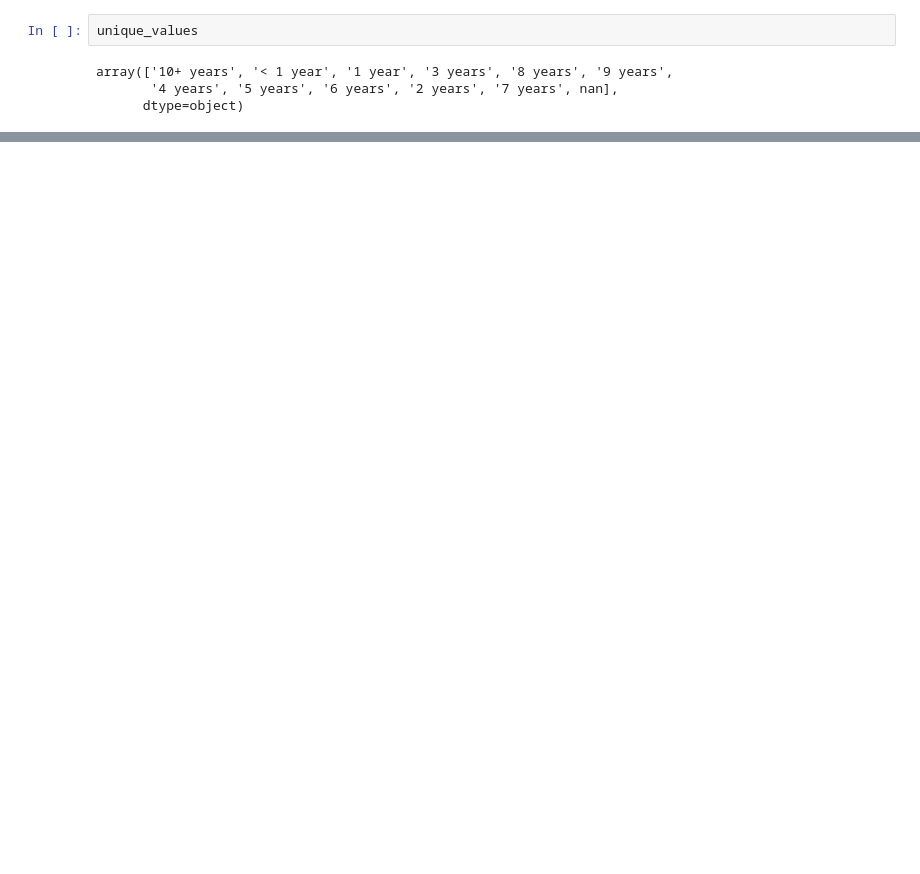
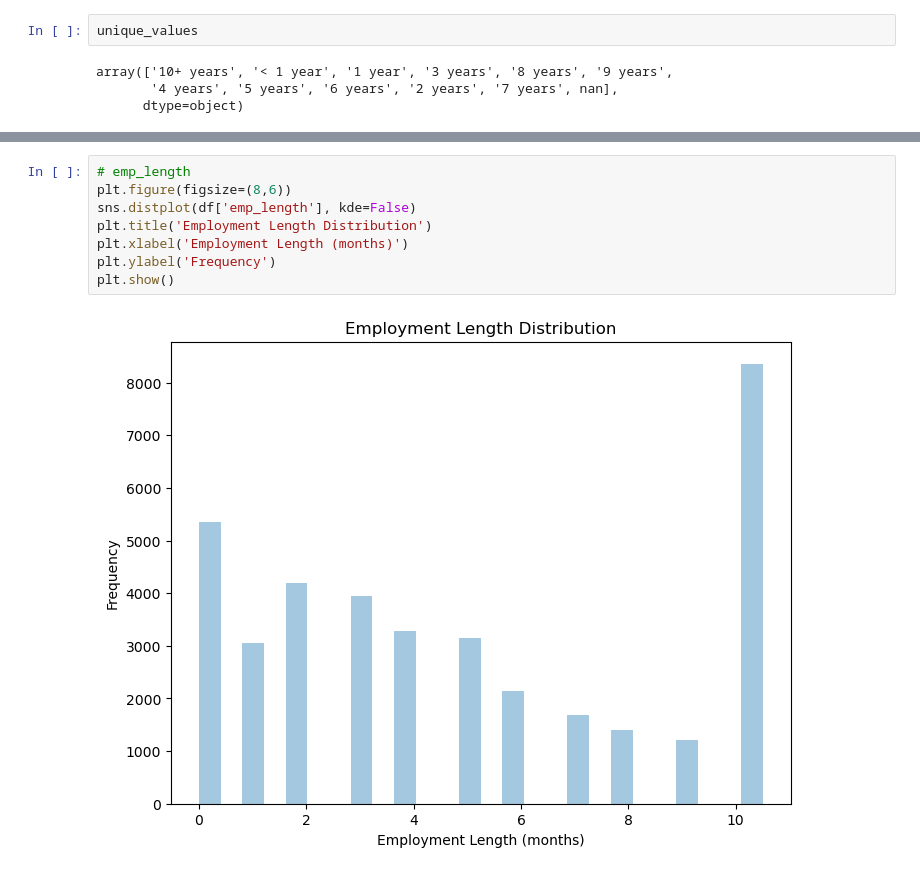
Before and after one commit to kajalmahata123/Lending-Club-Case-Study, a Jupyter notebook: Lending Club Case Study.ipynb, the cells around one changed output, grey strips where cells are left out. Drawn from its saved outputs; the diff is of its cells as text; blank space fills up the shorter version.

```diff
--- a/Lending Club Case Study.ipynb
+++ b/Lending Club Case Study.ipynb
@@ -605,0 +645,10 @@ dtype: int64
+# %%
+# emp_length
+plt.figure(figsize=(8,6))
+sns.distplot(df['emp_length'], kde=False)
+plt.title('Employment Length Distribution')
+plt.xlabel('Employment Length (months)')
+plt.ylabel('Frequency')
+plt.show()
+# %% [output]
+[figure, added]
```
Also changed, not shown: parts of 93 cells of this notebook.
